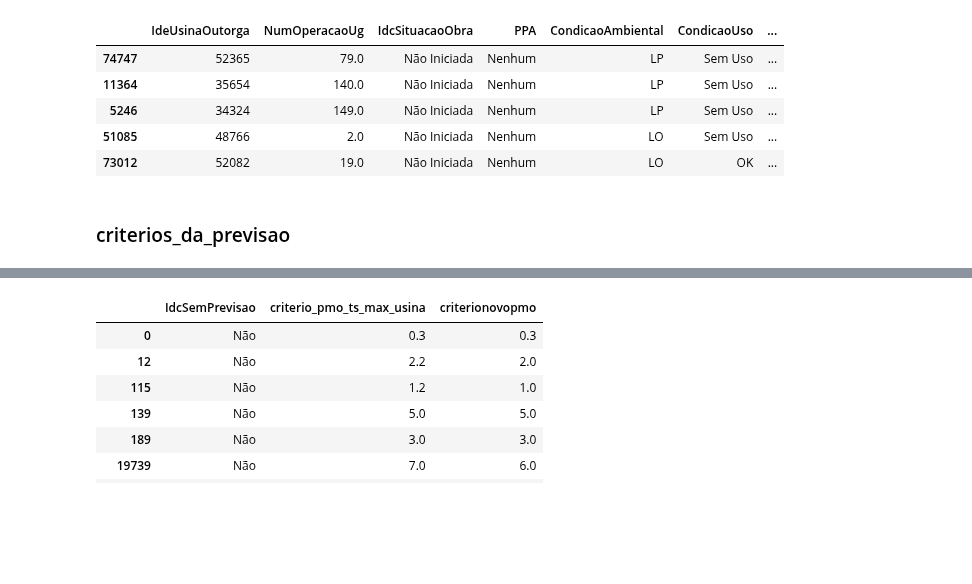
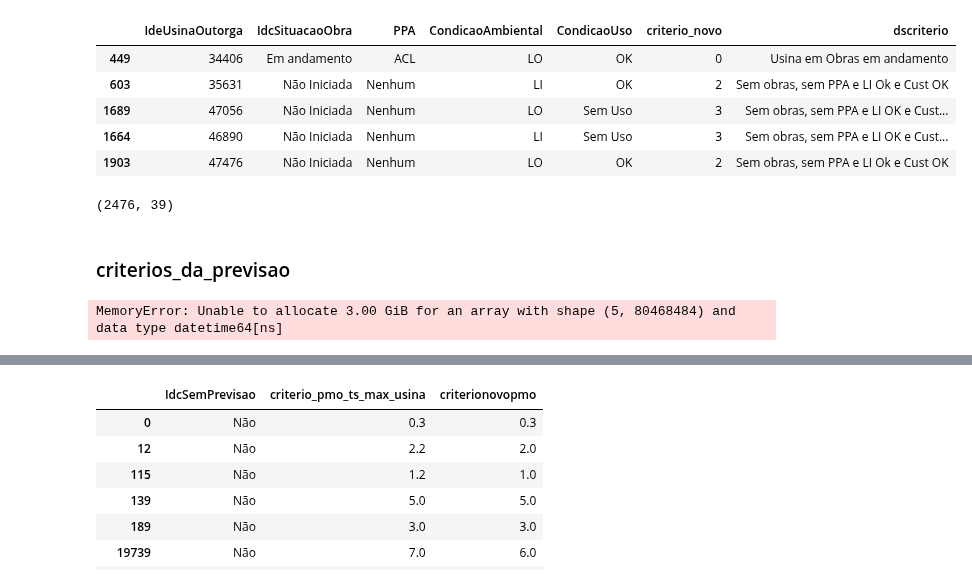
Before and after one commit to Vinicius667/Previsor, a Jupyter notebook: App/Previsor_teste2.ipynb, the cells around one changed output, grey strips where cells are left out. Cells and saved outputs as stored; diff of their text form; code cells hidden in the pictures; blank space fills up the shorter version.

```diff
--- a/App/Previsor_teste2.ipynb
+++ b/App/Previsor_teste2.ipynb
@@ -114,5 +117,5 @@ ug_rapeel.sample(5)
 # %%
-definicoes = pd.merge(input_rapeel,ug_rapeel,on=ide_data_cols,how='inner')
+definicoes =   input_rapeel #pd.merge(input_rapeel,ug_rapeel,on=ide_data_cols,how='inner')
 dict_validades = {
     'DatValidadeLO' : 'LO',
     'DatValidadeLI' : 'LI',
@@ -144,9 +147,14 @@ definicoes_monitoramento['CondicaoAmbiental'] = pd.NA
 
 for validade in reversed(dict_validades):
     definicoes_monitoramento.loc[definicoes_monitoramento[validade].notna(),'CondicaoAmbiental'] = dict_validades[validade]
-definicoes_monitoramento.loc[definicoes_monitoramento.CondicaoAmbiental.isna(),'CondicaoAmbiental'] = 'Sem LP'
+
+definicoes_monitoramento.loc[(definicoes_monitoramento.CondicaoAmbiental.isna()) & (definicoes_monitoramento.DthEnvio.notna()),'CondicaoAmbiental'] = 'Sem LP'
+definicoes_monitoramento.loc[(definicoes_monitoramento.CondicaoAmbiental.isna()),'CondicaoAmbiental'] = 'Não Informado'
+
+
 definicoes_monitoramento[list(dict_validades) + ['ValidadeAmbiental','CondicaoAmbiental']].sample(10)
 
+display(definicoes_monitoramento[list(dict_validades.keys()) + ['CondicaoAmbiental','ValidadeAmbiental']])
 
 definicoes_monitoramento['CondicaoConexao'] = "Não informado"
 
@@ -176,7 +184,7 @@ definicoes_monitoramento.loc[
     (definicoes_monitoramento.NomSitContratoCCT == nass )) &
     definicoes_monitoramento.DthEnvio.notna())
     ,'CondicaoConexao'] = "Sem Conexão"
-display(definicoes_monitoramento[ide_ug + ['NomSitContratoCCD','NomSitContratoCCT','DthEnvio','CondicaoConexao']].sample(10))
+display(definicoes_monitoramento[['IdeUsinaOutorga'] + ['NomSitContratoCCD','NomSitContratoCCT','DthEnvio','CondicaoConexao']].sample(10))
 
 
 definicoes_monitoramento['CondicaoUso'] = "Não informado"
@@ -201,7 +209,7 @@ definicoes_monitoramento.loc[
     (definicoes_monitoramento.NomSitContratoCUST == nass )))
     ,'CondicaoUso'] = "Sem Uso"
 
-display(definicoes_monitoramento[ide_ug + ['NomSituacaoContratoCUSD','NomSitContratoCUST','CondicaoConexao']].sample(10))
+display(definicoes_monitoramento[['IdeUsinaOutorga'] + ['NomSituacaoContratoCUSD','NomSitContratoCUST','CondicaoConexao']].sample(10))
 
 
 definicoes_monitoramento["PPA"] = "Ambos"
@@ -221,5 +229,5 @@ definicoes_monitoramento.loc[
         definicoes_monitoramento.DatConclusaoACL.notna())),
     "PPA"] = "ACL"
 
-display(definicoes_monitoramento[ide_ug + ['DscComercializacaoEnergia','DatConclusaoACL','PPA']].sample(10))
+display(definicoes_monitoramento[['IdeUsinaOutorga'] + ['DscComercializacaoEnergia','DatConclusaoACL','PPA']].sample(10))
 # %% [output]
@@ -321,33 +342,33 @@ display(tabela_criterio[ide_ug +['IdcSituacaoObra','PPA','CondicaoAmbiental','Co
 # %%
 slp = "Sem LP"
 sim = "Sim"
 tabela_criterio['criterio_novo'] = np.select(
     [
         (tabela_criterio.IdcSemPrevisao == sim),
         (tabela_criterio.IdcSituacaoObra == ea),
         (( tabela_criterio.IdcSituacaoObra == na)  &  (tabela_criterio.PPA != nenhum) ),
         ((tabela_criterio.IdcSituacaoObra == na) & (tabela_criterio.PPA == nenhum) & (tabela_criterio.CondicaoAmbiental.isin(["LI","LO"])) & (tabela_criterio.CondicaoUso == ok)),
         ((tabela_criterio.IdcSituacaoObra == na) & (tabela_criterio.PPA == nenhum) & (tabela_criterio.CondicaoAmbiental == "LP") & (tabela_criterio.CondicaoUso == ok)),
         ((tabela_criterio.IdcSituacaoObra == na) & (tabela_criterio.PPA == nenhum) & (tabela_criterio.CondicaoAmbiental.isin(["LI","LO"])) & (tabela_criterio.CondicaoUso != ok)),
         ((tabela_criterio.IdcSituacaoObra == na) & (tabela_criterio.PPA == nenhum) & (tabela_criterio.CondicaoAmbiental == "LP") & (tabela_criterio.CondicaoUso != ok)),
         (tabela_criterio.IdcSituacaoObra == paralisada),
         (tabela_criterio.CondicaoAmbiental == "Sem LP"),
         ((tabela_criterio.DthEnvio.isna()) & (tabela_criterio.PPA == nenhum)),
 
     ],
     [9,0,1,2,4,3,5,8,6,7],
     default=-8
 )
 
 
-display(tabela_criterio[ide_ug + ['IdcSituacaoObra','PPA','CondicaoAmbiental','CondicaoUso','criterio_novo','dscriterio']].sample(5))
+display(tabela_criterio[['IdeUsinaOutorga','IdcSituacaoObra','PPA','CondicaoAmbiental','CondicaoUso','criterio_novo','dscriterio']].sample(5))
 # %% [output]
-|  | IdeUsinaOutorga | NumOperacaoUg | IdcSituacaoObra | PPA | CondicaoAmbiental | CondicaoUso | ... |
-| 74747 | 52365 | 79.0 | Não Iniciada | Nenhum | LP | Sem Uso | ... |
-| 11364 | 35654 | 140.0 | Não Iniciada | Nenhum | LP | Sem Uso | ... |
-| 5246 | 34324 | 149.0 | Não Iniciada | Nenhum | LP | Sem Uso | ... |
-| 51085 | 48766 | 2.0 | Não Iniciada | Nenhum | LO | Sem Uso | ... |
-| 73012 | 52082 | 19.0 | Não Iniciada | Nenhum | LO | OK | ... |
+|  | IdeUsinaOutorga | IdcSituacaoObra | PPA | CondicaoAmbiental | CondicaoUso | criterio_novo | dscriterio |
+| 449 | 34406 | Em andamento | ACL | LO | OK | 0 | Usina em Obras em andamento |
+| 603 | 35631 | Não Iniciada | Nenhum | LI | OK | 2 | Sem obras, sem PPA e LI Ok e Cust OK |
+| 1689 | 47056 | Não Iniciada | Nenhum | LO | Sem Uso | 3 | Sem obras, sem PPA e LI OK e Cust... |
+| 1664 | 46890 | Não Iniciada | Nenhum | LI | Sem Uso | 3 | Sem obras, sem PPA e LI OK e Cust... |
+| 1903 | 47476 | Não Iniciada | Nenhum | LO | OK | 2 | Sem obras, sem PPA e LI Ok e Cust OK |
 # %%
 previsao_path = os.path.join(get_standard_folder_path("Documents"),r"Previsor\Previsoes")
 previsao_file = sorted(glob.glob(f"{previsao_path}/*.gzip"))[-1]
@@ -362,10 +383,17 @@ calculo_previsao = calculo_previsao.rename(columns=rename_cols)
 for col in ['SigTipoGeracao','DatMonitoramento ']:
     if 'SigTipoGeracao' in calculo_previsao.columns:
         calculo_previsao.drop(['SigTipoGeracao'],inplace=True,axis=1)
+# %%
+tabela_criterio.shape
+# %% [output]
+(2476, 39)
 # %% [markdown]
 ### criterios_da_previsao
 # %%
 criterios_da_previsao  = pd.merge(
                                     tabela_criterio,calculo_previsao,
-                                    on="IdeUsinaOutorga",how='inner'
+                                    on="IdeUsinaOutorga",how='left'
                                     )
+criterios_da_previsao = pd.merge(criterios_da_previsao,ug_rapeel,on='IdeUsinaOutorga',how='outer')
+# %% [output]
+MemoryError: Unable to allocate 3.00 GiB for an array with shape (5, 80468484) and data type datetime64[ns]
```
Also changed, not shown: parts of 15 cells of this notebook, 1 other file.
